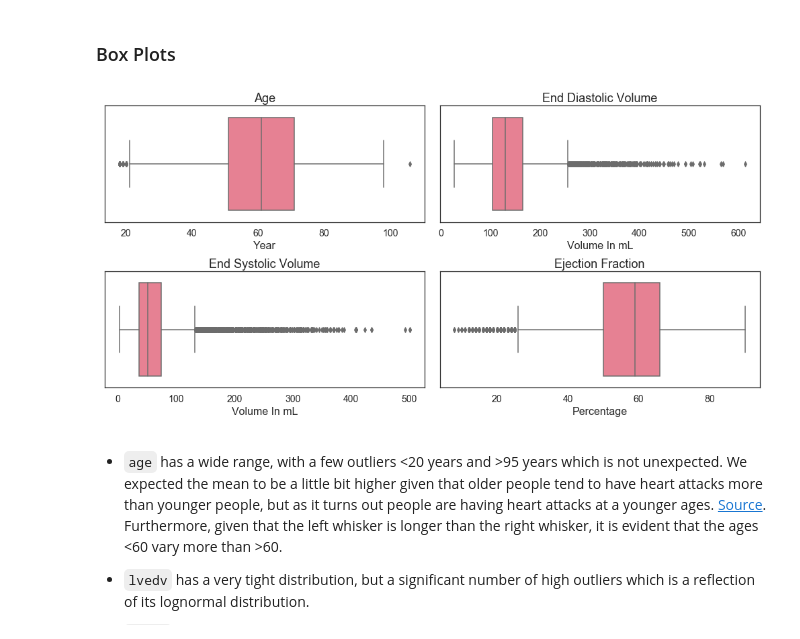
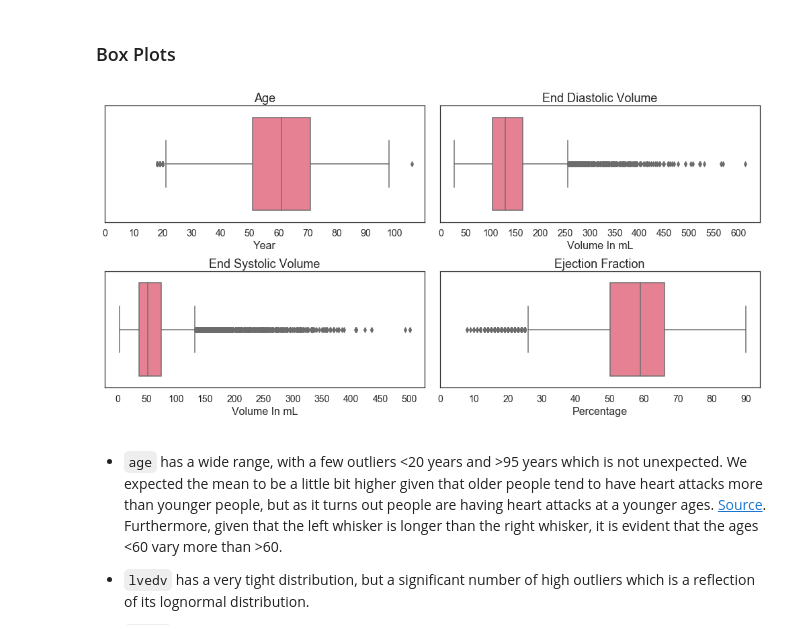
Before and after one commit to a-bergman/DSI-Capstone, a Jupyter notebook: Code/Data Cleaning And Visualizations.ipynb, the cells around one changed output. Cells and saved outputs as stored; diff of their text form; code cells hidden in the pictures.

Commit message:
fixed xticks

```diff
--- a/Code/Data Cleaning And Visualizations.ipynb
+++ b/Code/Data Cleaning And Visualizations.ipynb
@@ -366,7 +366,7 @@ def continuous_data_histograms(columns, titles, labels):
     plt.tight_layout();
     plt.show();
 # %%
-def continuous_data_boxplots(columns, titles, labels):
+def continuous_data_boxplots(columns, titles, labels, ticks):
 
     # Count sets the location within the grid
     count = 0
@@ -382,7 +382,7 @@ def continuous_data_boxplots(columns, titles, labels):
         plt.title(f"{titles[c]}", size = 18)
         sns.boxplot(mri_cleaned[column])
         plt.xlabel(f"{labels[c]}", size = 16)
-        plt.xticks(size = 14)
+        plt.xticks(ticks = ticks[c], size = 14)
         plt.yticks(size = 14)
     plt.tight_layout();
     plt.show();
@@ -440,11 +442,13 @@ Later on in feature engineering, we will take the log of `lvesv` because that wi
 # %%
 continuous_data_boxplots(columns = ["age", "lvedv", "lvesv", "lvef"],
                          titles  = ["Age", "End Diastolic Volume",
                                     "End Systolic Volume", "Ejection Fraction"],
                          labels  = ["Year", "Volume In mL",
-                                    "Volume In mL", "Percentage"])
+                                    "Volume In mL", "Percentage"],
+                         ticks   = [np.arange(0,110,10), np.arange(0,650,50),
+                                    np.arange(0,550,50), np.arange(0,100,10)])
 # %% [output]
-[figure, old version]
+[figure, new version]
 # %% [markdown]
 - `age` has a wide range, with a few outliers <20 years and >95 years which is not unexpected.  We expected the mean to be a little bit higher given that older people tend to have heart attacks more than younger people, but as it turns out people are having heart attacks at a younger ages.  [Source](https://www.heart.org/en/news/2018/11/12/heart-attacks-are-becoming-more-common-in-younger-people-especially-women).  Furthermore, given that the left whisker is longer than the right whisker, it is evident that the ages <60 vary more than >60.
 
```
Also changed, not shown: parts of 4 cells of this notebook.
